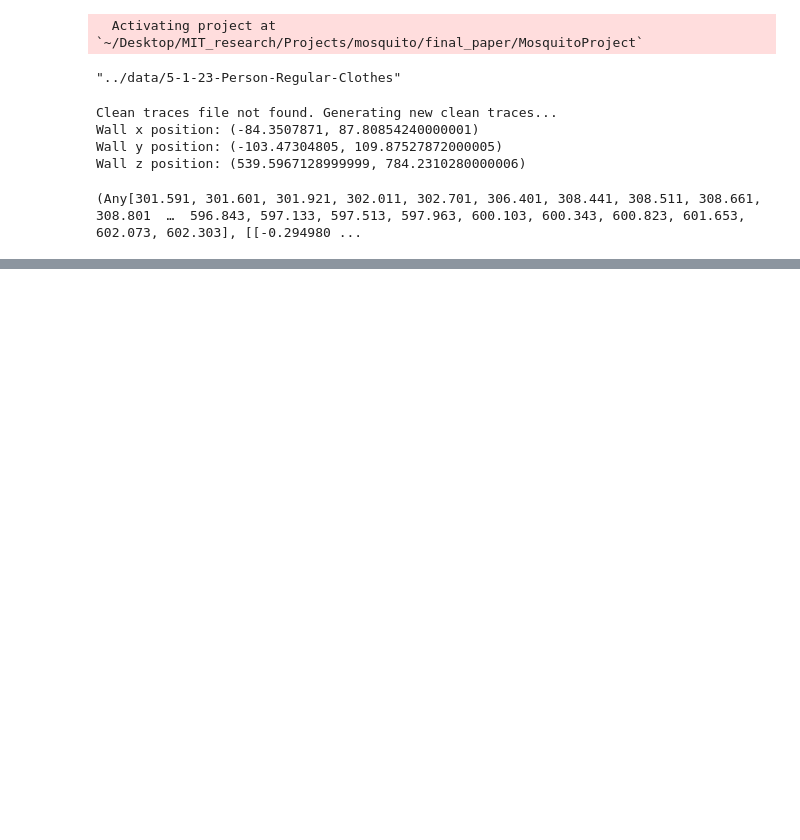
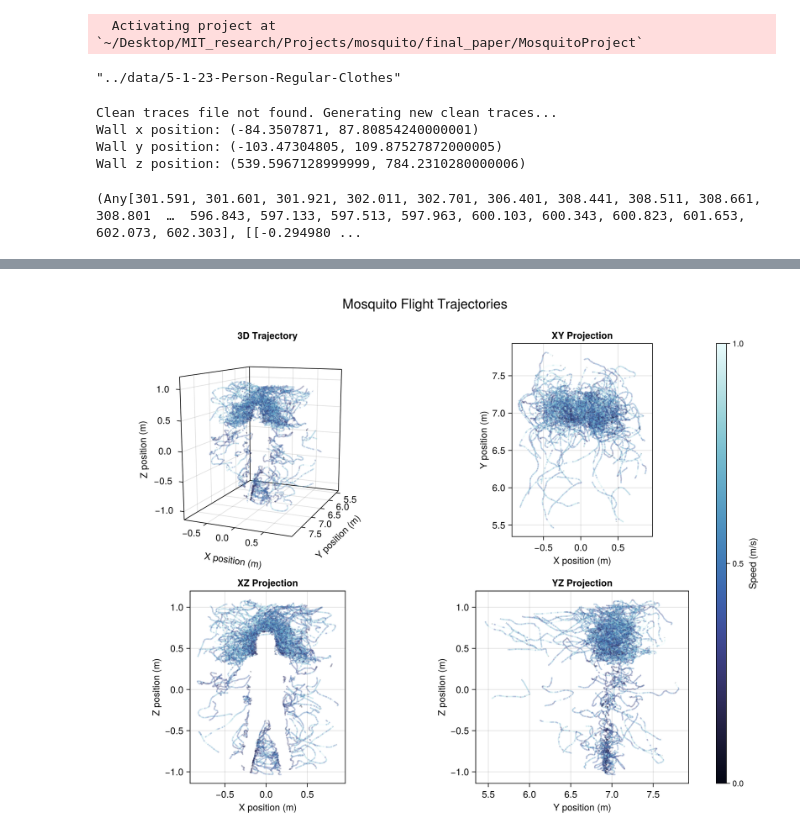
Before and after one commit to f-chenyi/MosquitoProject, a Jupyter notebook: examples/00_data_viz.ipynb, the cells around one changed output, grey strips where cells are left out. Drawn from its saved outputs; the diff is of its cells as text; code cells hidden in the pictures; blank space fills up the shorter version.

Commit message:
added data visualization notebook

```diff
--- a/examples/00_data_viz.ipynb
+++ b/examples/00_data_viz.ipynb
@@ -50,0 +81,69 @@ clean_traces[1]
+# %%
+alpha = 0.4
+spacing = 1
+
+# Create a figure with 4 subplots
+fig = Figure(size=(1000, 800))
+ax3d = Axis3(fig[1, 1],
+    xlabel="Y position (m)",
+    ylabel="X position (m)",
+    zlabel="Z position (m)",
+    title="3D Trajectory",
+    aspect=:data)
+
+# Set a specific rotation for the 3D plot
+# Set the camera position and rotation manually
+ax3d.azimuth = 0.4 # Rotation around z-axis
+ax3d.elevation = 0.2  # Rotation around x-axis
+ax3d.perspectiveness = 0.3  # Controls perspective distortion
+
+axxy = Axis(fig[1, 2],
+    xlabel="X position (m)",
+    ylabel="Y position (m)",
+    title="XY Projection",
+    aspect=DataAspect())
+
+axxz = Axis(fig[2, 1],
+    xlabel="X position (m)",
+    ylabel="Z position (m)",
+    title="XZ Projection",
+    aspect=DataAspect())
+
+axyz = Axis(fig[2, 2],
+    xlabel="Y position (m)",
+    ylabel="Z position (m)",
+    title="YZ Projection",
+    aspect=DataAspect())
+
+# Plot each trajectory with a different color
+for (i, trace) in enumerate(clean_traces)
+    # Extract x, y, z positions
+    x = trace[2:spacing:end, 1]
+    z = trace[2:spacing:end, 2]
+    y = trace[2:spacing:end, 3]
+
+    color = trajectory_speeds[i][1:spacing:end,2]
+
+    # Plot in 3D
+    lines!(ax3d, y, x, z, linewidth=2, alpha=alpha, color=color, colormap=:ice, colorrange=(0, 1))
+
+    # Plot 2D projections
+    lines!(axxy, x, y, linewidth=2, alpha=alpha, color=color, colormap=:ice, colorrange=(0, 1))
+    lines!(axxz, x, z, linewidth=2, alpha=alpha, color=color, colormap=:ice, colorrange=(0, 1))
+    lines!(axyz, y, z, linewidth=2, alpha=alpha, color=color, colormap=:ice, colorrange=(0, 1))
+end
+
+# Add a title to the figure
+Label(fig[0, :], "Mosquito Flight Trajectories", fontsize=20)
+# Add a colorbar to show speed
+Colorbar(fig[1:2, 3],
+    colormap=:ice,
+    colorrange=(0, 1),
+    label="Speed (m/s)",
+    ticklabelsize=12,
+    labelsize=14,
+    width=15)
+
+fig
+# %% [output]
+[figure, added]
```
Also changed, not shown: parts of 3 cells of this notebook, 2 other files.
